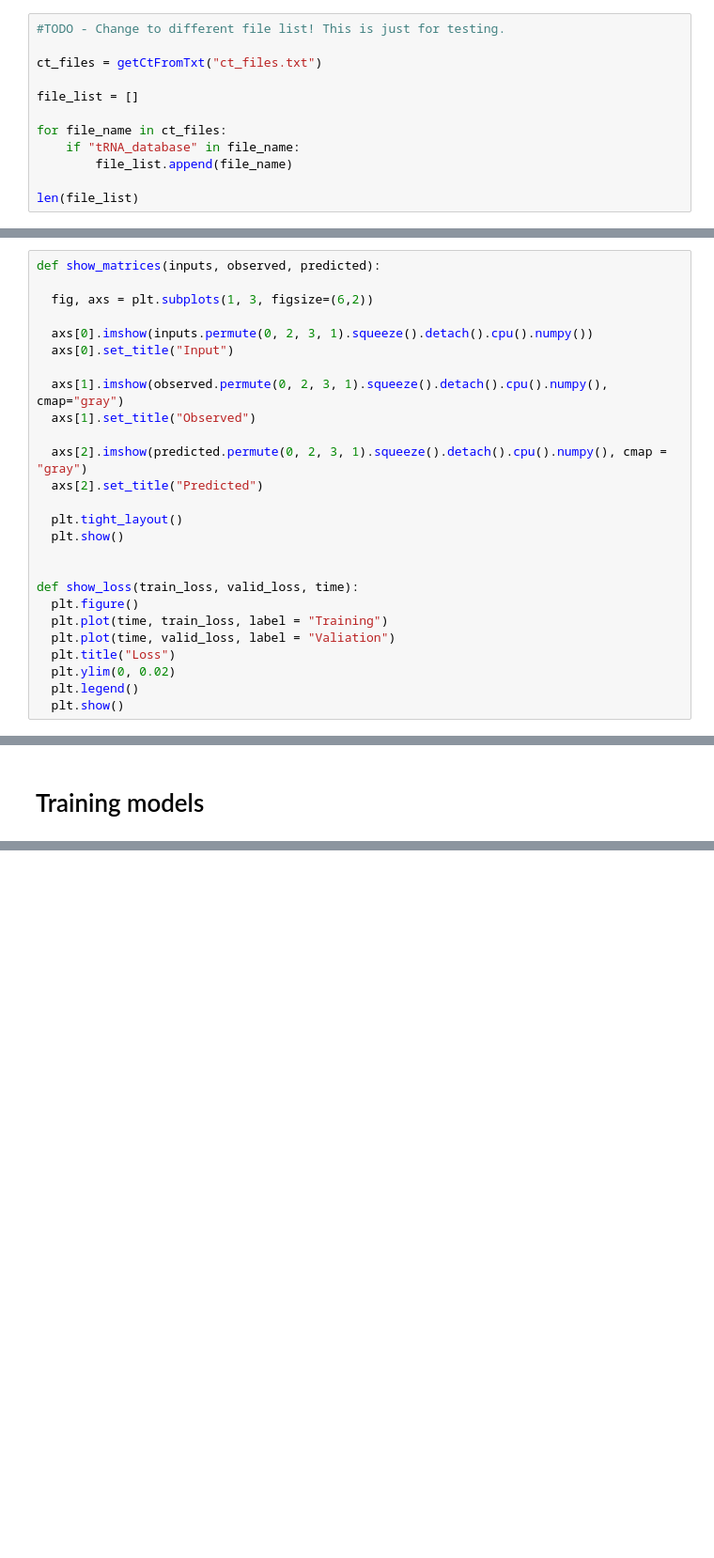
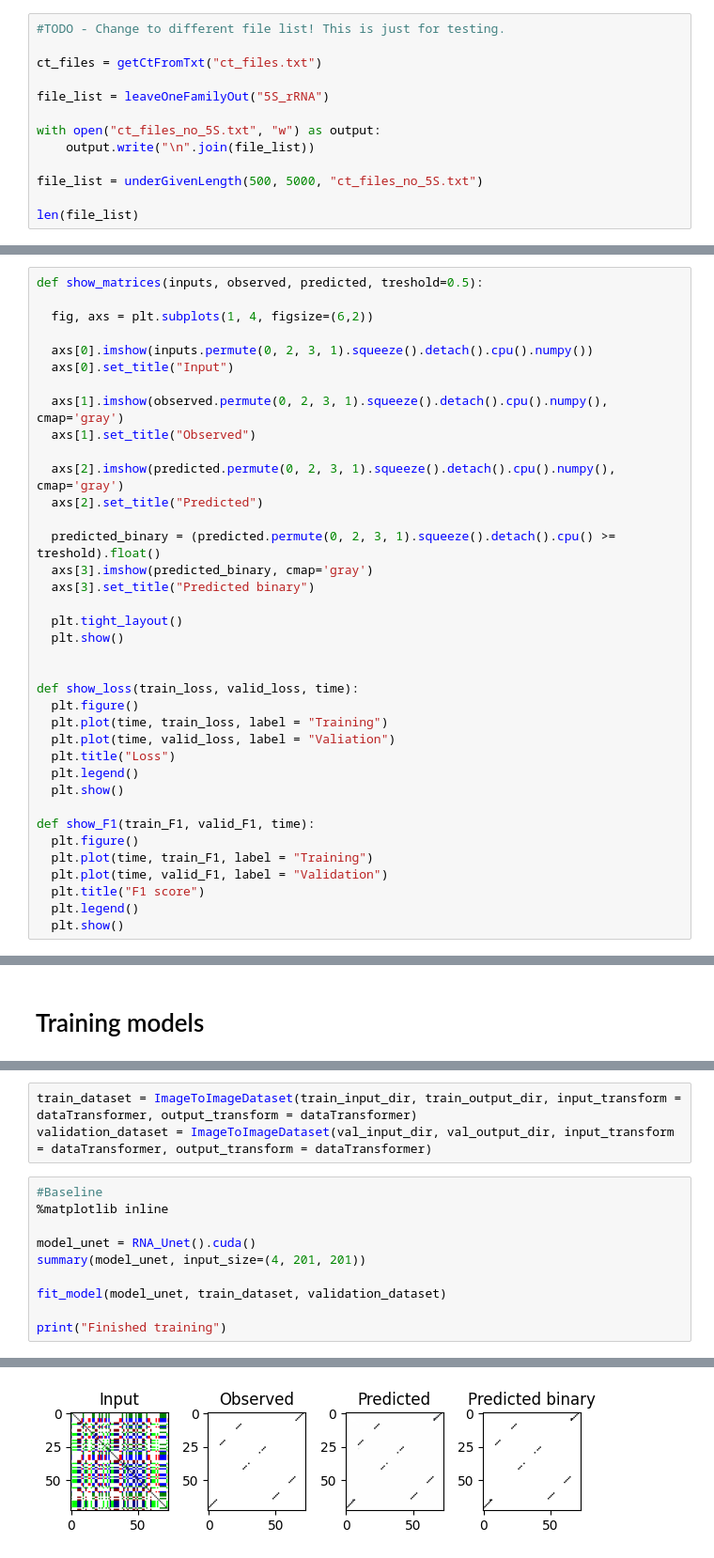
Before and after one commit to MEskerod/project_deeplearning_2023, a Jupyter notebook: deeplearning_project_rasmus.ipynb, the cells around one changed output, grey strips where cells are left out. Shown at 94% size. Drawn from its saved outputs; the diff is of its cells as text; blank space fills up the shorter version.

```diff
--- a/deeplearning_project_rasmus.ipynb
+++ b/deeplearning_project_rasmus.ipynb
@@ -267,11 +274,12 @@ def save_to_matrices(file_list, input_matrix_path, output_matrix_path):
 
 ct_files = getCtFromTxt("ct_files.txt")
 
-file_list = []
+file_list = leaveOneFamilyOut("5S_rRNA")
 
-for file_name in ct_files:
-    if "tRNA_database" in file_name:
-        file_list.append(file_name)
+with open("ct_files_no_5S.txt", "w") as output:
+    output.write("\n".join(file_list))
+
+file_list = underGivenLength(500, 5000, "ct_files_no_5S.txt")
 
 len(file_list)
 # %% [output]
@@ -483,18 +667,22 @@ def adam_optimizer(model, lr):
 # %% [markdown]
 ### Plots for training
 # %%
-def show_matrices(inputs, observed, predicted):
+def show_matrices(inputs, observed, predicted, treshold=0.5):
 
-  fig, axs = plt.subplots(1, 3, figsize=(6,2))
+  fig, axs = plt.subplots(1, 4, figsize=(6,2))
 
   axs[0].imshow(inputs.permute(0, 2, 3, 1).squeeze().detach().cpu().numpy())
   axs[0].set_title("Input")
 
-  axs[1].imshow(observed.permute(0, 2, 3, 1).squeeze().detach().cpu().numpy(), cmap="gray")
+  axs[1].imshow(observed.permute(0, 2, 3, 1).squeeze().detach().cpu().numpy(), cmap='gray')
   axs[1].set_title("Observed")
 
-  axs[2].imshow(predicted.permute(0, 2, 3, 1).squeeze().detach().cpu().numpy(), cmap = "gray")
+  axs[2].imshow(predicted.permute(0, 2, 3, 1).squeeze().detach().cpu().numpy(), cmap='gray')
   axs[2].set_title("Predicted")
+
+  predicted_binary = (predicted.permute(0, 2, 3, 1).squeeze().detach().cpu() >= treshold).float()
+  axs[3].imshow(predicted_binary, cmap='gray')
+  axs[3].set_title("Predicted binary")
 
   plt.tight_layout()
   plt.show()
@@ -505,9 +693,16 @@ def show_loss(train_loss, valid_loss, time):
   plt.plot(time, train_loss, label = "Training")
   plt.plot(time, valid_loss, label = "Valiation")
   plt.title("Loss")
-  plt.ylim(0, 0.02)
   plt.legend()
   plt.show()
+
+def show_F1(train_F1, valid_F1, time):
+  plt.figure()
+  plt.plot(time, train_F1, label = "Training")
+  plt.plot(time, valid_F1, label = "Validation")
+  plt.title("F1 score")
+  plt.legend()
+  plt.show()
 # %% [markdown]
 ### Funcition for training
 # %%
@@ -627,0 +770,14 @@ Epoch [6/20], Loss: 0.0143
+# %%
+train_dataset = ImageToImageDataset(train_input_dir, train_output_dir, input_transform = dataTransformer, output_transform = dataTransformer)
+validation_dataset = ImageToImageDataset(val_input_dir, val_output_dir, input_transform = dataTransformer, output_transform = dataTransformer)
+# %%
+#Baseline
+%matplotlib inline
+
+model_unet = RNA_Unet().cuda()
+summary(model_unet, input_size=(4, 201, 201))
+
+fit_model(model_unet, train_dataset, validation_dataset)
+
+print("Finished training")
+# %% [output]
@@ -627,0 +801 @@ Epoch [6/20], Loss: 0.0143
+[figure, added]
```
Also changed, not shown: parts of 32 cells of this notebook.
